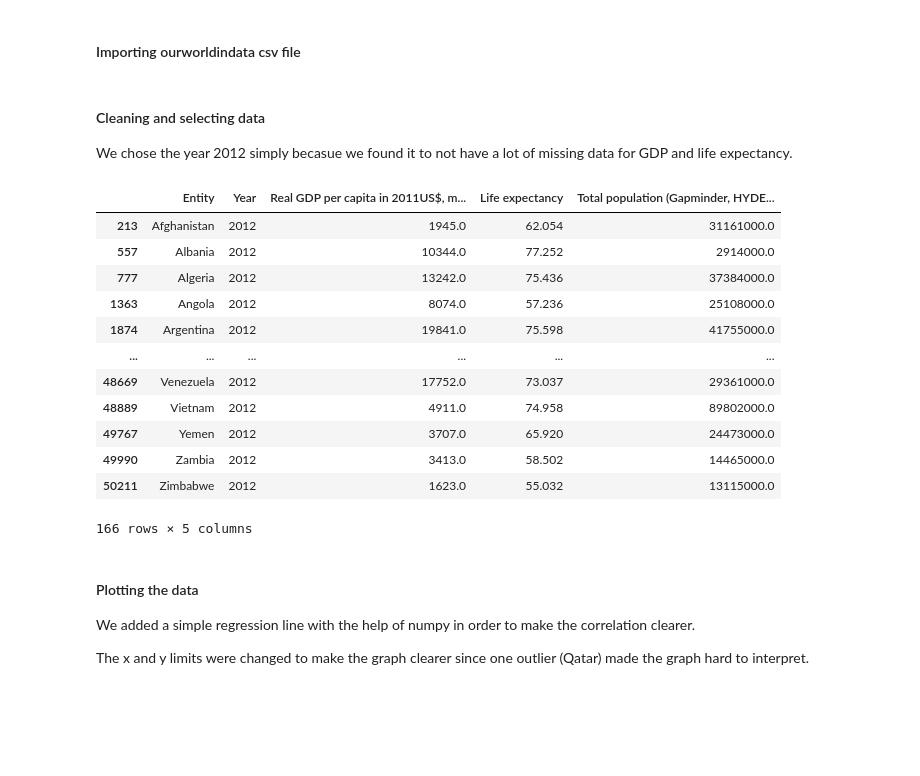
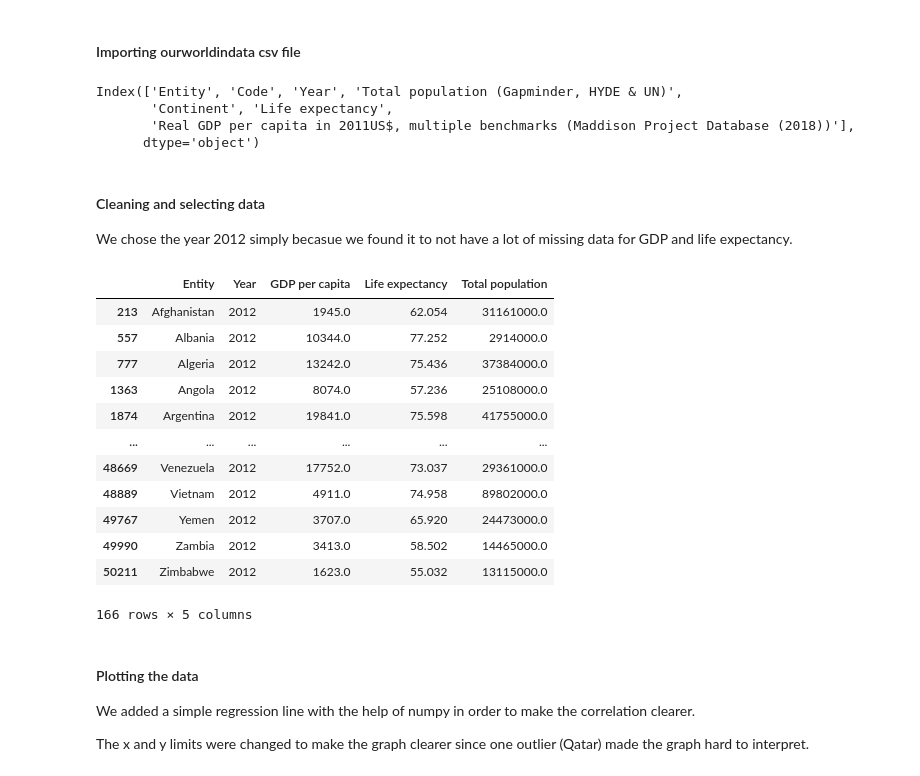
Before and after one commit to ponbac/AI-course, a Jupyter notebook: assignment1.ipynb, the cells around one changed output. Saved outputs shown, nothing was run; the diff lists cells and outputs as text; code cells hidden in the pictures; blank space fills up the shorter version.

Commit message:
renamed columns

```diff
--- a/assignment1.ipynb
+++ b/assignment1.ipynb
@@ -9,28 +8,38 @@
 # %%
 import pandas as pd
 
+# https://ourworldindata.org/life-expectancy#life-expectancy-and-gdp
 df = pd.read_csv('datasets\life-expectancy-vs-gdp-per-capita.csv')
+df.columns
+# %% [output]
+Index(['Entity', 'Code', 'Year', 'Total population (Gapminder, HYDE & UN)',
+       'Continent', 'Life expectancy',
+       'Real GDP per capita in 2011US$, multiple benchmarks (Maddison Project Database (2018))'],
+      dtype='object')
 # %% [markdown]
 #### Cleaning and selecting data
 We chose the year 2012 simply becasue we found it to not have a lot of missing data for GDP and life expectancy.
 # %%
+# Renaming the GDP per capita and total population columns for simplicity
+df.rename(columns={'Real GDP per capita in 2011US$, multiple benchmarks (Maddison Project Database (2018))': 'GDP per capita', 'Total population (Gapminder, HYDE & UN)': 'Total population'}, inplace=True)
+
 # Only selecting the rows where year is 2012
 gdp2012 = df[df['Year'] == 2012]
 
 # Creating dataframe with the relevant columns
-gdp2012 = pd.DataFrame(gdp2012, columns=['Entity', 'Year', 'Real GDP per capita in 2011US$, multiple benchmarks (Maddison Project Database (2018))', 'Life expectancy', 'Total population (Gapminder, HYDE & UN)'])
+gdp2012 = pd.DataFrame(gdp2012, columns=['Entity', 'Year', 'GDP per capita', 'Life expectancy', 'Total population'])
 
 # Cleaning the data, removing NaN-values
-gdp2012.dropna(subset=['Real GDP per capita in 2011US$, multiple benchmarks (Maddison Project Database (2018))'], inplace=True)
+gdp2012.dropna(subset=['GDP per capita'], inplace=True)
 gdp2012.dropna(subset=['Life expectancy'], inplace=True)
 
 # Removing non-countries
 gdp2012 = gdp2012[gdp2012['Entity'] != 'World']
 gdp2012 = gdp2012[gdp2012['Entity'] != 'Africa']
 
 gdp2012
 # %% [output]
-|  | Entity | Year | Real GDP per capita in 2011US$, m... | Life expectancy | Total population (Gapminder, HYDE... |
+|  | Entity | Year | GDP per capita | Life expectancy | Total population |
 | 213 | Afghanistan | 2012 | 1945.0 | 62.054 | 31161000.0 |
 | 557 | Albania | 2012 | 10344.0 | 77.252 | 2914000.0 |
 | 777 | Algeria | 2012 | 13242.0 | 75.436 | 37384000.0 |
```
Also changed, not shown: parts of 6 cells of this notebook.
